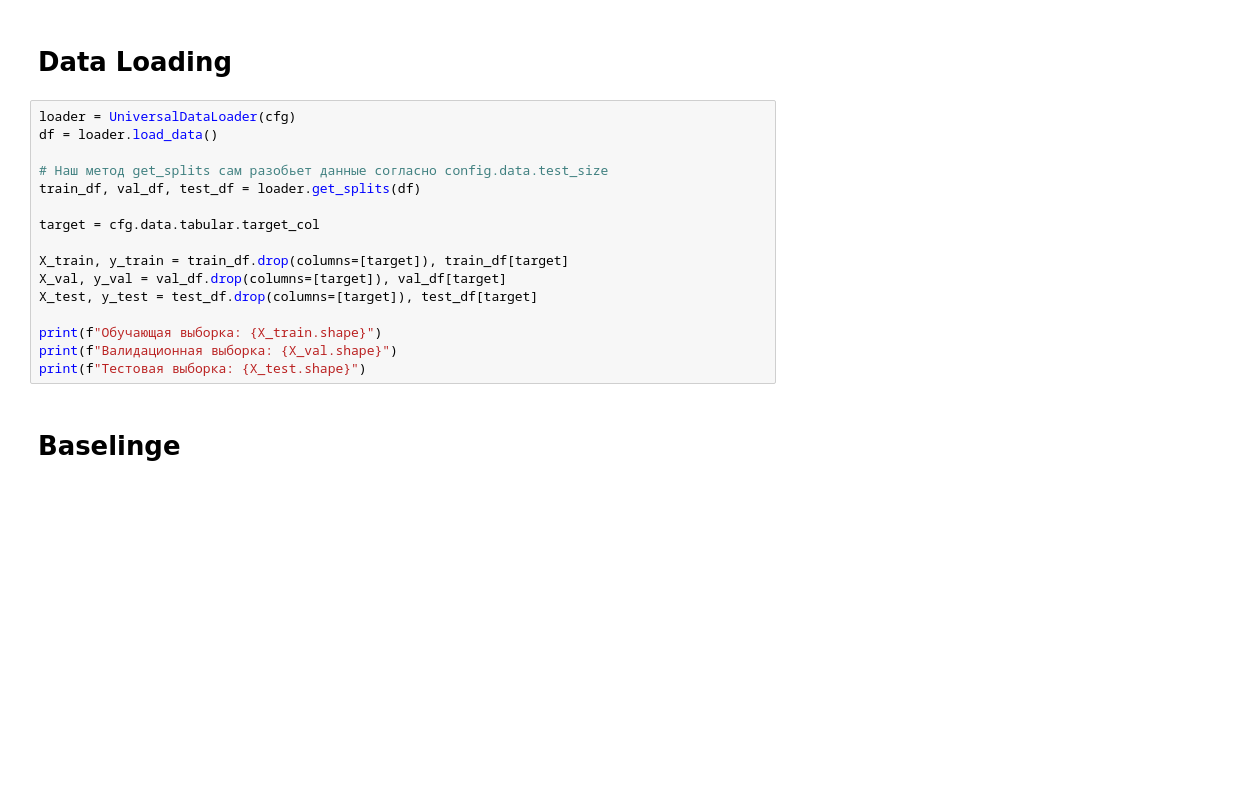
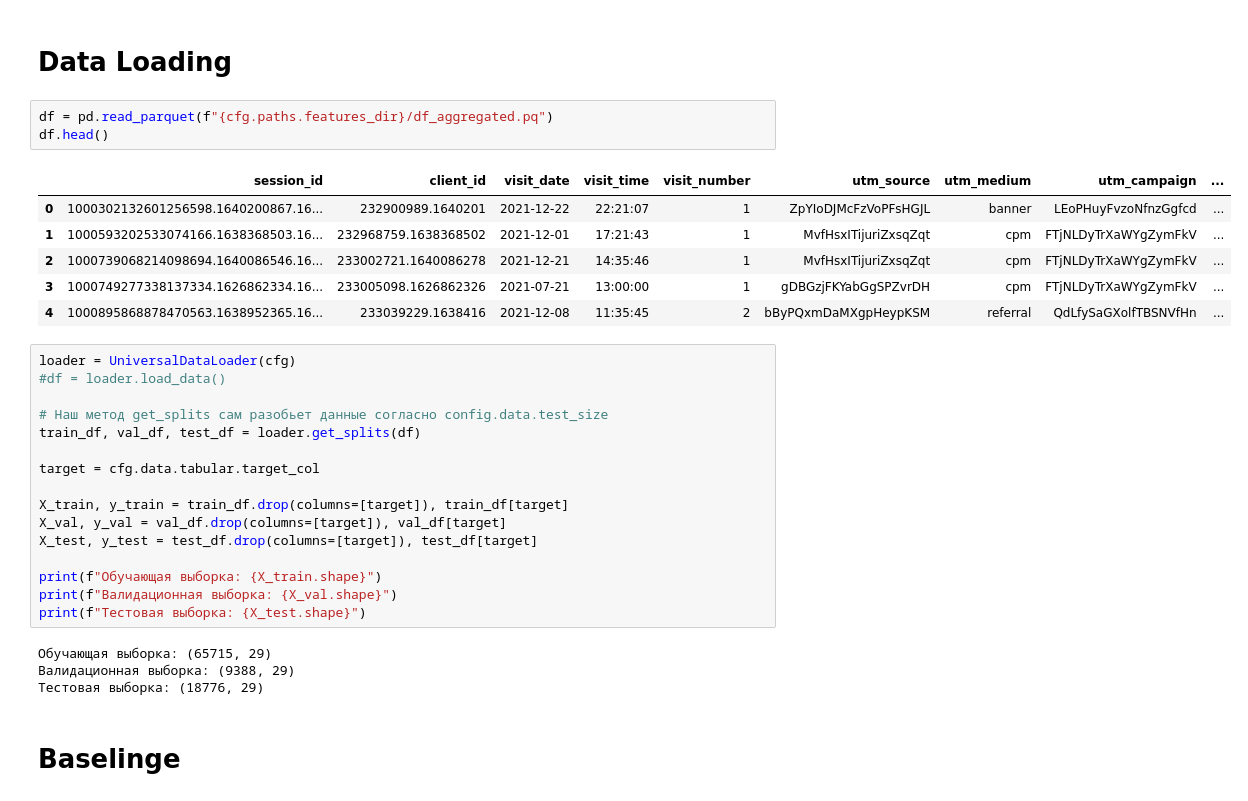
Before and after one commit to fenderfeniks/sber_autopodpiska, a Jupyter notebook: notebooks/3.0-baseline-model.ipynb, the cells around one changed output. Cells and saved outputs as stored; diff of their text form; blank space fills up the shorter version.

```diff
--- a/notebooks/3.0-baseline-model.ipynb
+++ b/notebooks/3.0-baseline-model.ipynb
@@ -52,9 +68,19 @@ except AttributeError:
 Проект: outsource_project_name | Режим: Baseline Modeling
 # %% [markdown]
 # Data Loading
+# %%
+df = pd.read_parquet(f"{cfg.paths.features_dir}/df_aggregated.pq")
+df.head()
+# %% [output]
+|  | session_id | client_id | visit_date | visit_time | visit_number | utm_source | utm_medium | utm_campaign | ... |
+| 0 | 1000302132601256598.1640200867.16... | 232900989.1640201 | 2021-12-22 | 22:21:07 | 1 | ZpYIoDJMcFzVoPFsHGJL | banner | LEoPHuyFvzoNfnzGgfcd | ... |
+| 1 | 1000593202533074166.1638368503.16... | 232968759.1638368502 | 2021-12-01 | 17:21:43 | 1 | MvfHsxITijuriZxsqZqt | cpm | FTjNLDyTrXaWYgZymFkV | ... |
+| 2 | 1000739068214098694.1640086546.16... | 233002721.1640086278 | 2021-12-21 | 14:35:46 | 1 | MvfHsxITijuriZxsqZqt | cpm | FTjNLDyTrXaWYgZymFkV | ... |
+| 3 | 1000749277338137334.1626862334.16... | 233005098.1626862326 | 2021-07-21 | 13:00:00 | 1 | gDBGzjFKYabGgSPZvrDH | cpm | FTjNLDyTrXaWYgZymFkV | ... |
+| 4 | 1000895868878470563.1638952365.16... | 233039229.1638416 | 2021-12-08 | 11:35:45 | 2 | bByPQxmDaMXgpHeypKSM | referral | QdLfySaGXolfTBSNVfHn | ... |
 # %%
 loader = UniversalDataLoader(cfg)
-df = loader.load_data()
+#df = loader.load_data()
 
 # Наш метод get_splits сам разобьет данные согласно config.data.test_size
 train_df, val_df, test_df = loader.get_splits(df)
@@ -68,6 +94,10 @@ X_test, y_test = test_df.drop(columns=[target]), test_df[target]
 print(f"Обучающая выборка: {X_train.shape}")
 print(f"Валидационная выборка: {X_val.shape}")
 print(f"Тестовая выборка: {X_test.shape}")
+# %% [output]
+Обучающая выборка: (65715, 29)
+Валидационная выборка: (9388, 29)
+Тестовая выборка: (18776, 29)
 # %% [markdown]
 # Baselinge
 # %%
```
Also changed, not shown: parts of 8 cells of this notebook, 9 other files.
